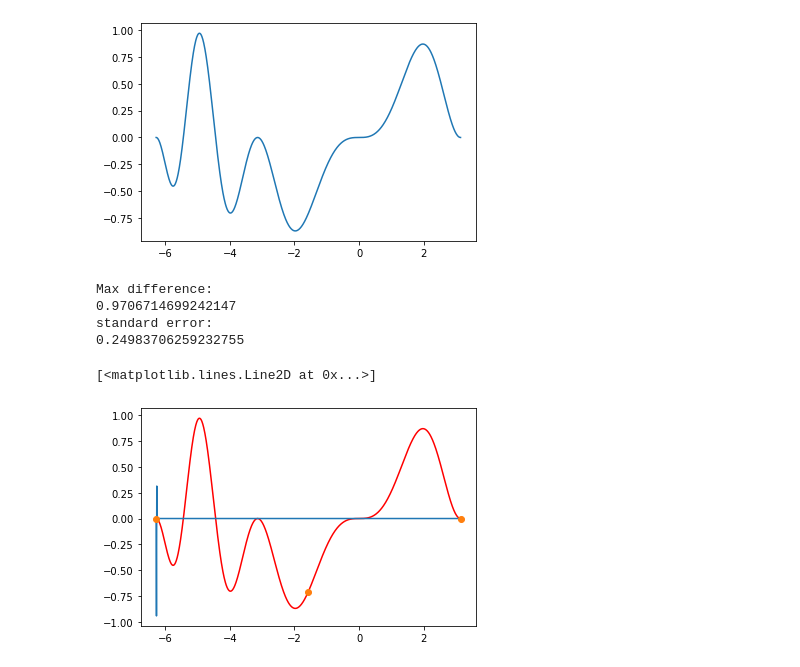
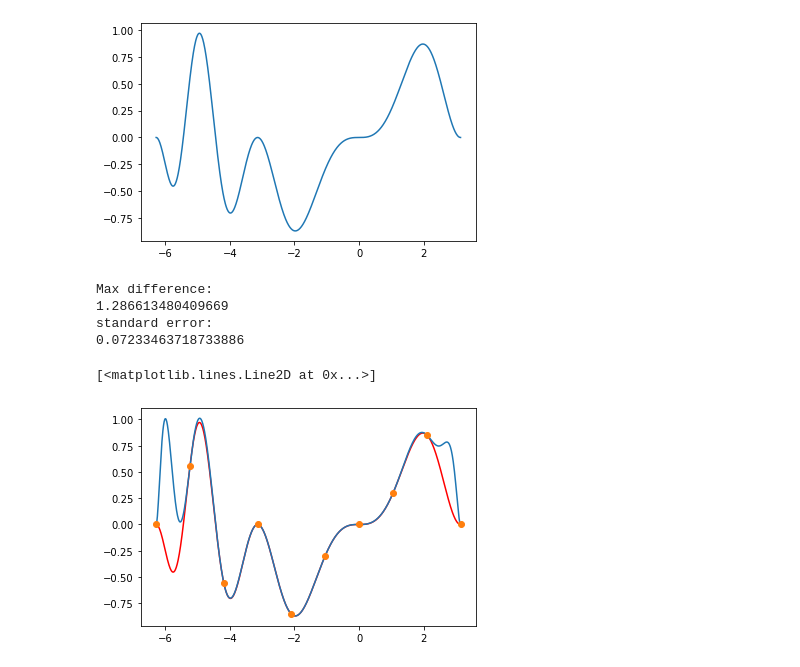
Before and after one commit to Michal-Szewc/Mownit, a Jupyter notebook: Szewc_2b.ipynb, the cells around one changed output. Saved outputs shown, nothing was run; the diff lists cells and outputs as text; code cells hidden in the pictures.

```diff
--- a/Szewc_2b.ipynb
+++ b/Szewc_2b.ipynb
@@ -52,6 +56,9 @@ def f(x):
     k = 1
     m = 1
     return math.sin(m*x)*math.sin(k*x**2/math.pi)
+
+def fp(x):
+    return math.cos(x) * math.sin(x**2/math.pi) + (math.cos(x**2/math.pi)*(2*x/math.pi)) * math.sin(x)
 # %%
 def diff(Y_1,Y_2):
     diff=0
@@ -65,7 +72,7 @@ def error(Y_1,Y_2):
         error += (Y_1[i] - Y_2[i]) ** 2
     return error/len(Y_1)
 # %%
-points = 3
+points = 10
 n = 1000
 # %%
 f_X = [scale(x,(-2) * math.pi,math.pi) for x in reg(n)]
@@ -78,22 +85,22 @@ plt.plot(f_X,f_Y)
 # %%
 X = [scale(x,(-2) * math.pi,math.pi) for x in reg(points)]
 Y = [f(x) for x in X]
-joined = [[X[i],Y[i],1] for i in range(len(X))]
+joined = [[x, f(x), fp(x)] for x in X]
 X_H = [scale(x,(-2) * math.pi,math.pi) for x in reg(n)]
 Y_H = hermit(joined,X_H)
 
 print("Max difference: ")
 print(diff(f_Y,Y_H))
 print("standard error: ")
 print(error(f_Y,Y_H))
 
 plt.plot(f_X,f_Y,'r-')
 plt.plot(X_H,Y_H)
 plt.plot(X,Y,'o')
 # %% [output]
 Max difference:
-0.9706714699242147
+1.286613480409669
 standard error:
-0.24983706259232755
+0.07233463718733886
 [<matplotlib.lines.Line2D at 0x...>]
-[figure, old version]
+[figure, new version]
```
Also changed, not shown: parts of 2 cells of this notebook.
